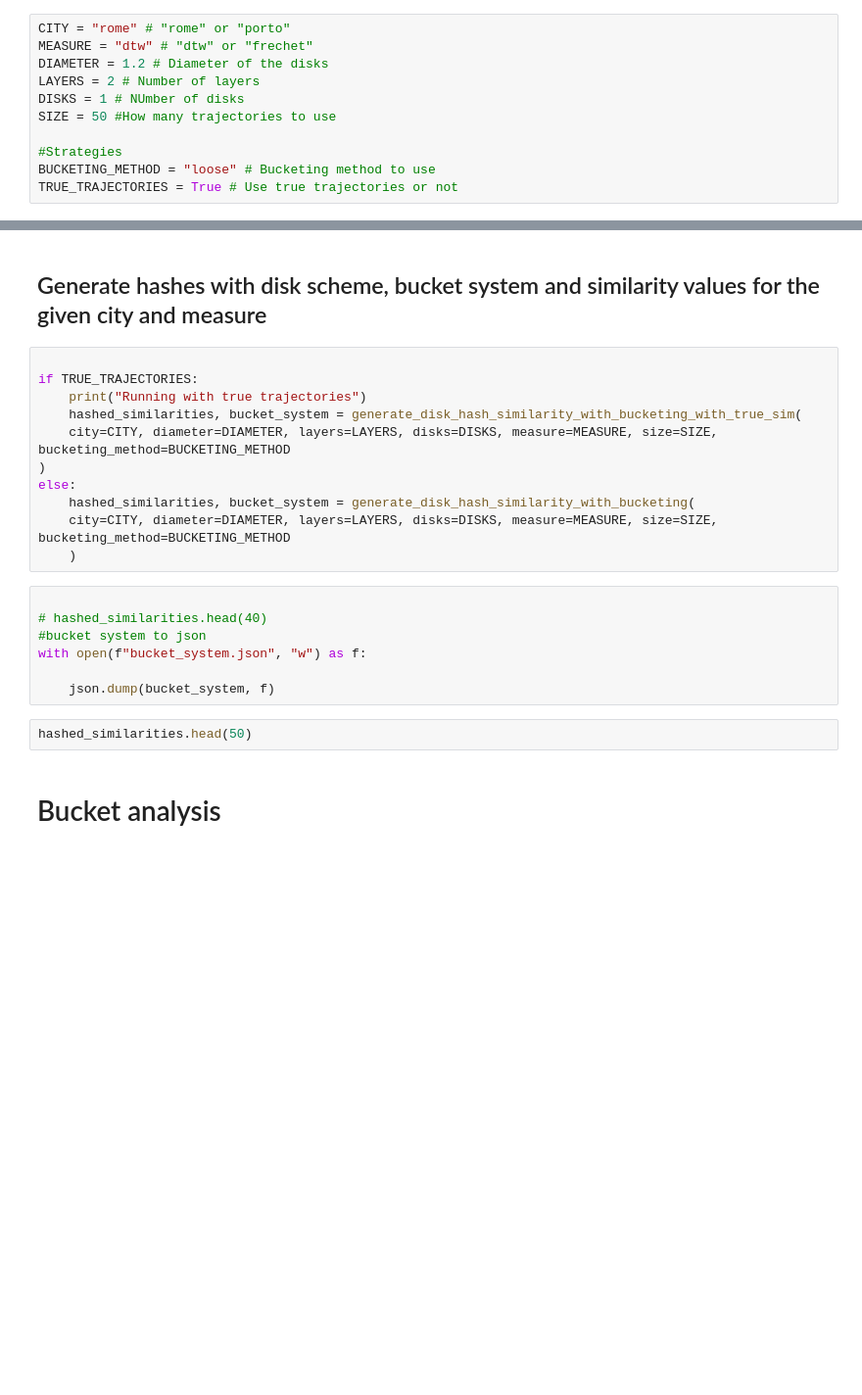
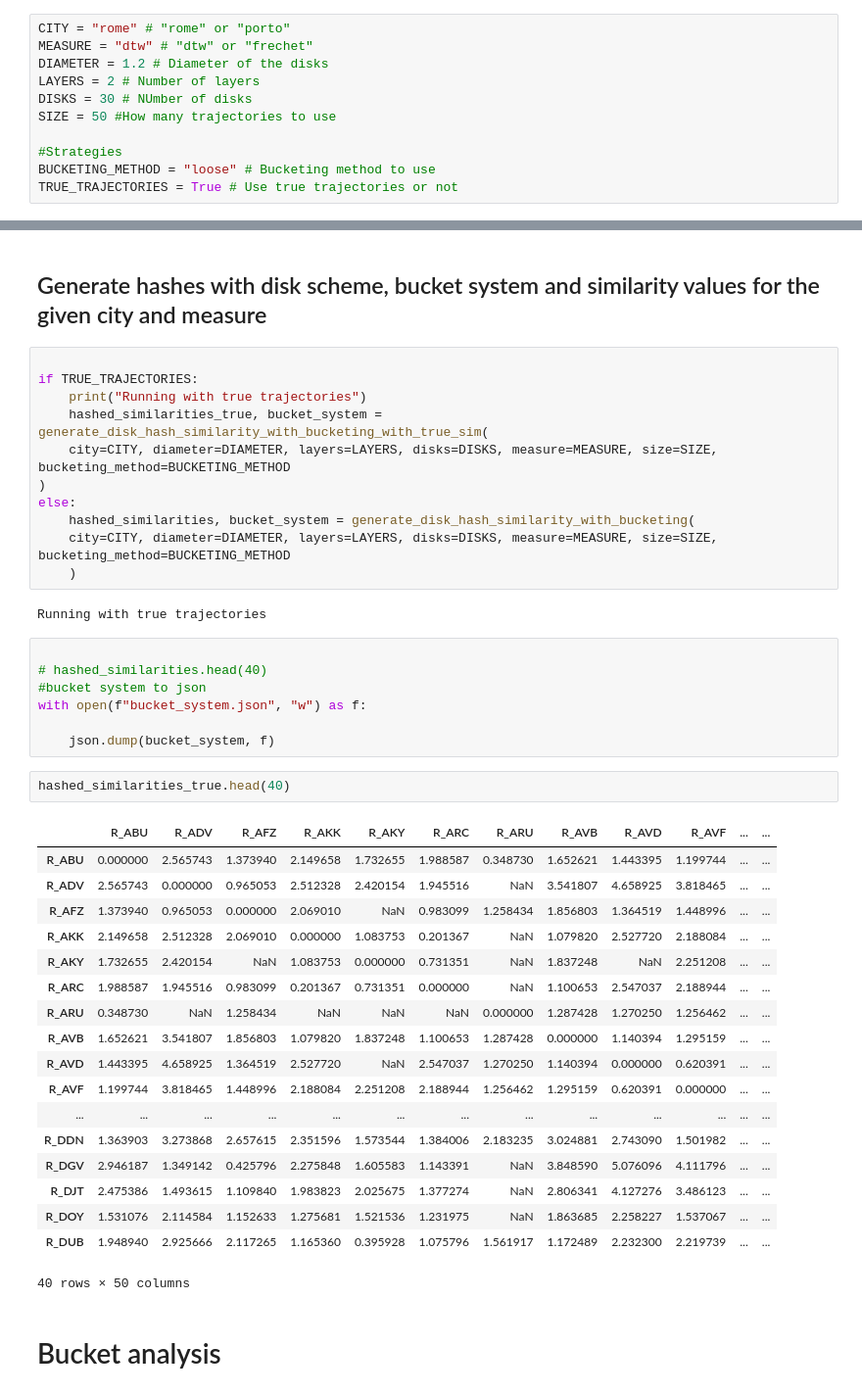
Before and after one commit to eivindmidtbo/masteroppgave, a Jupyter notebook: computation/similarity_values/hashed/bucketing_compute_disk_similarity_values.ipynb, the cells around one changed output, grey strips where cells are left out. Shown: that part at 98% size. Saved outputs shown, nothing was run; the diff lists cells and outputs as text; blank space fills up the shorter version.

Commit message:
Update matrix creation with hashed similarities, update correlation function

```diff
--- a/computation/similarity_values/hashed/bucketing_compute_disk_similarity_values.ipynb
+++ b/computation/similarity_values/hashed/bucketing_compute_disk_similarity_values.ipynb
@@ -48,7 +50,7 @@ CITY = "rome" # "rome" or "porto"
 MEASURE = "dtw" # "dtw" or "frechet"
 DIAMETER = 1.2 # Diameter of the disks
 LAYERS = 2 # Number of layers
-DISKS = 1 # NUmber of disks
+DISKS = 30 # NUmber of disks
 SIZE = 50 #How many trajectories to use
 
 #Strategies
@@ -81,13 +83,15 @@ true_sim_matrix_df
 
 if TRUE_TRAJECTORIES:
     print("Running with true trajectories")
-    hashed_similarities, bucket_system = generate_disk_hash_similarity_with_bucketing_with_true_sim(
+    hashed_similarities_true, bucket_system = generate_disk_hash_similarity_with_bucketing_with_true_sim(
     city=CITY, diameter=DIAMETER, layers=LAYERS, disks=DISKS, measure=MEASURE, size=SIZE, bucketing_method=BUCKETING_METHOD
 )
 else:
     hashed_similarities, bucket_system = generate_disk_hash_similarity_with_bucketing(
     city=CITY, diameter=DIAMETER, layers=LAYERS, disks=DISKS, measure=MEASURE, size=SIZE, bucketing_method=BUCKETING_METHOD
     )
+# %% [output]
+Running with true trajectories
 # %%
 
 # hashed_similarities.head(40)
@@ -95,8 +99,27 @@ else:
 with open(f"bucket_system.json", "w") as f:
 
     json.dump(bucket_system, f)
-# %%
-hashed_similarities.head(50)
+# %%
+hashed_similarities_true.head(40)
+# %% [output]
+|  | R_ABU | R_ADV | R_AFZ | R_AKK | R_AKY | R_ARC | R_ARU | R_AVB | R_AVD | R_AVF | ... | ... |
+| R_ABU | 0.000000 | 2.565743 | 1.373940 | 2.149658 | 1.732655 | 1.988587 | 0.348730 | 1.652621 | 1.443395 | 1.199744 | ... | ... |
+| R_ADV | 2.565743 | 0.000000 | 0.965053 | 2.512328 | 2.420154 | 1.945516 | NaN | 3.541807 | 4.658925 | 3.818465 | ... | ... |
+| R_AFZ | 1.373940 | 0.965053 | 0.000000 | 2.069010 | NaN | 0.983099 | 1.258434 | 1.856803 | 1.364519 | 1.448996 | ... | ... |
+| R_AKK | 2.149658 | 2.512328 | 2.069010 | 0.000000 | 1.083753 | 0.201367 | NaN | 1.079820 | 2.527720 | 2.188084 | ... | ... |
+| R_AKY | 1.732655 | 2.420154 | NaN | 1.083753 | 0.000000 | 0.731351 | NaN | 1.837248 | NaN | 2.251208 | ... | ... |
+| R_ARC | 1.988587 | 1.945516 | 0.983099 | 0.201367 | 0.731351 | 0.000000 | NaN | 1.100653 | 2.547037 | 2.188944 | ... | ... |
+| R_ARU | 0.348730 | NaN | 1.258434 | NaN | NaN | NaN | 0.000000 | 1.287428 | 1.270250 | 1.256462 | ... | ... |
+| R_AVB | 1.652621 | 3.541807 | 1.856803 | 1.079820 | 1.837248 | 1.100653 | 1.287428 | 0.000000 | 1.140394 | 1.295159 | ... | ... |
+| R_AVD | 1.443395 | 4.658925 | 1.364519 | 2.527720 | NaN | 2.547037 | 1.270250 | 1.140394 | 0.000000 | 0.620391 | ... | ... |
+| R_AVF | 1.199744 | 3.818465 | 1.448996 | 2.188084 | 2.251208 | 2.188944 | 1.256462 | 1.295159 | 0.620391 | 0.000000 | ... | ... |
+| ... | ... | ... | ... | ... | ... | ... | ... | ... | ... | ... | ... | ... |
+| R_DDN | 1.363903 | 3.273868 | 2.657615 | 2.351596 | 1.573544 | 1.384006 | 2.183235 | 3.024881 | 2.743090 | 1.501982 | ... | ... |
+| R_DGV | 2.946187 | 1.349142 | 0.425796 | 2.275848 | 1.605583 | 1.143391 | NaN | 3.848590 | 5.076096 | 4.111796 | ... | ... |
+| R_DJT | 2.475386 | 1.493615 | 1.109840 | 1.983823 | 2.025675 | 1.377274 | NaN | 2.806341 | 4.127276 | 3.486123 | ... | ... |
+| R_DOY | 1.531076 | 2.114584 | 1.152633 | 1.275681 | 1.521536 | 1.231975 | NaN | 1.863685 | 2.258227 | 1.537067 | ... | ... |
+| R_DUB | 1.948940 | 2.925666 | 2.117265 | 1.165360 | 0.395928 | 1.075796 | 1.561917 | 1.172489 | 2.232300 | 2.219739 | ... | ... |
+40 rows × 50 columns
 # %% [markdown]
 # Bucket analysis
 # %% [markdown]
```
Also changed, not shown: parts of 6 cells of this notebook, 7 other files.
